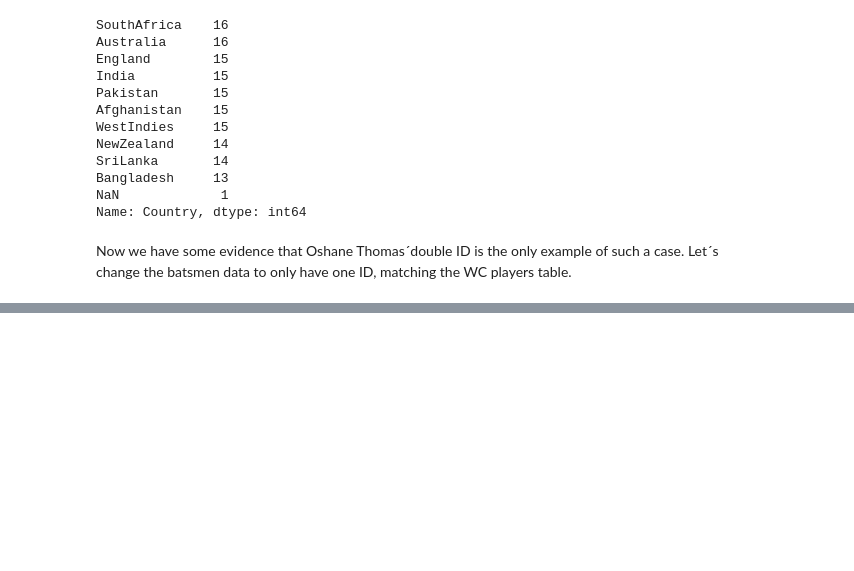
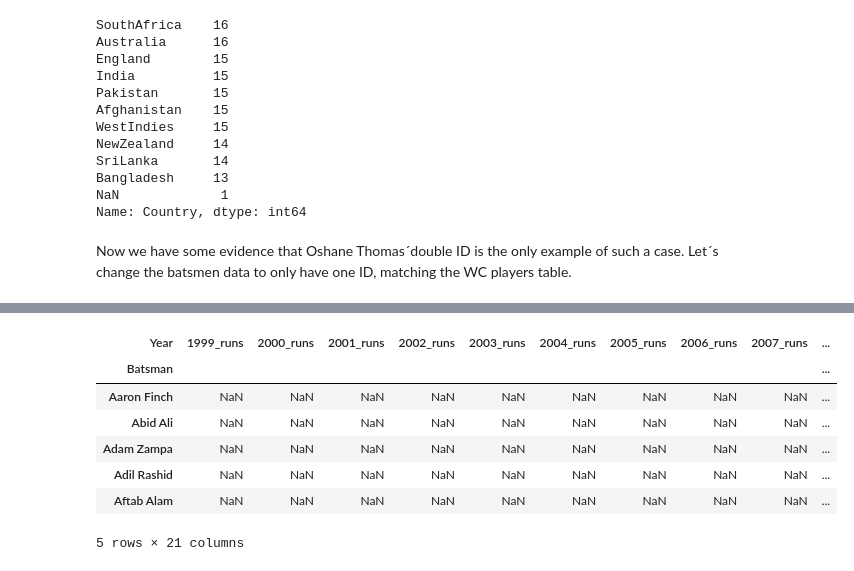
Before and after one commit to smacintyreR/cricket-analysis-python, a Jupyter notebook: Cricket Analysis - Sam MacIntyre.ipynb, the cells around one changed output, grey strips where cells are left out. Drawn from its saved outputs; the diff is of its cells as text; code cells hidden in the pictures; blank space fills up the shorter version.

```diff
--- a/Cricket Analysis - Sam MacIntyre.ipynb
+++ b/Cricket Analysis - Sam MacIntyre.ipynb
@@ -491,0 +570,2 @@ dtBatsmanM.head()
+# %%
+dtRPY2 = dtBatsmanRPY[{"Batsman", "Year", "Runs_yr"}]
@@ -491,0 +578,11 @@ dtBatsmanM.head()
+# %%
+dtRPY.head()
+# %% [output]
+| Year | 1999_runs | 2000_runs | 2001_runs | 2002_runs | 2003_runs | 2004_runs | 2005_runs | 2006_runs | 2007_runs | ... |
+| Batsman |  |  |  |  |  |  |  |  |  | ... |
+| Aaron Finch | NaN | NaN | NaN | NaN | NaN | NaN | NaN | NaN | NaN | ... |
+| Abid Ali | NaN | NaN | NaN | NaN | NaN | NaN | NaN | NaN | NaN | ... |
+| Adam Zampa | NaN | NaN | NaN | NaN | NaN | NaN | NaN | NaN | NaN | ... |
+| Adil Rashid | NaN | NaN | NaN | NaN | NaN | NaN | NaN | NaN | NaN | ... |
+| Aftab Alam | NaN | NaN | NaN | NaN | NaN | NaN | NaN | NaN | NaN | ... |
+5 rows × 21 columns
```
Also changed, not shown: parts of 19 cells of this notebook.
